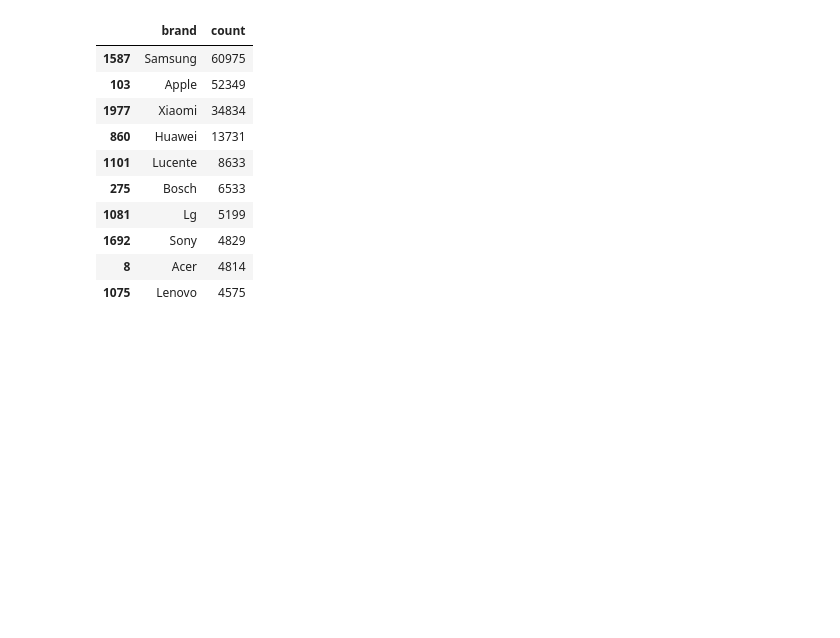
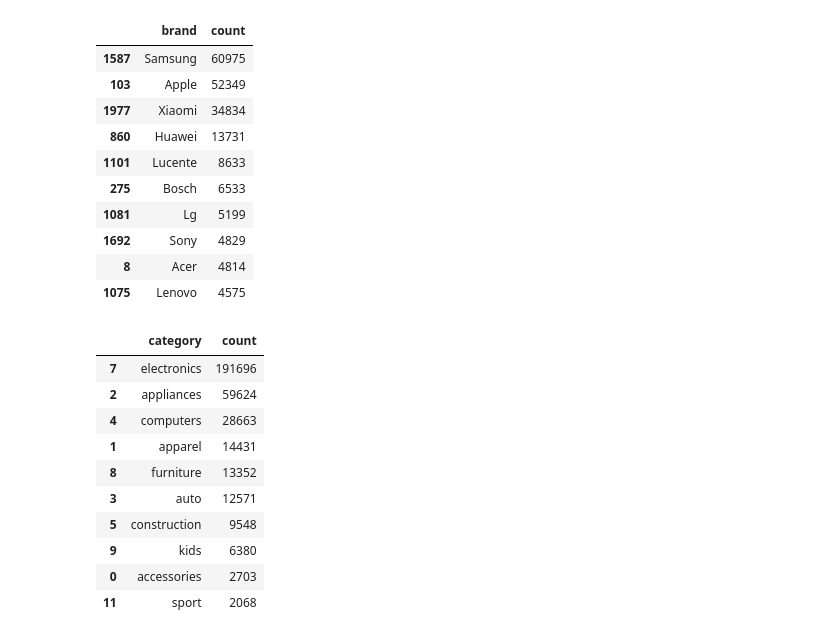
Before and after one commit to hamzahbraimo/ecommerce-funnel-analysis, a Jupyter notebook: notebooks/01_data_explore.ipynb, the cells around one changed output. Saved outputs shown, nothing was run; the diff lists cells and outputs as text; code cells hidden in the pictures; blank space fills up the shorter version.

```diff
--- a/notebooks/01_data_explore.ipynb
+++ b/notebooks/01_data_explore.ipynb
@@ -93,3 +95,22 @@ df1.sort_values(by='count', ascending=False).head(10)
 | 1692 | Sony | 4829 |
 | 8 | Acer | 4814 |
 | 1075 | Lenovo | 4575 |
+# %%
+# 6. top 10 leading categories
+df1 = df.groupby('category').size().reset_index(name='count')
+
+df1 = df1.loc[df1["category"] != 'unknown']
+
+df1.sort_values(by='count', ascending=False).head(10)
+# %% [output]
+|  | category | count |
+| 7 | electronics | 191696 |
+| 2 | appliances | 59624 |
+| 4 | computers | 28663 |
+| 1 | apparel | 14431 |
+| 8 | furniture | 13352 |
+| 3 | auto | 12571 |
+| 5 | construction | 9548 |
+| 9 | kids | 6380 |
+| 0 | accessories | 2703 |
+| 11 | sport | 2068 |
```
Also changed, not shown: parts of 5 cells of this notebook, 2 other files.
